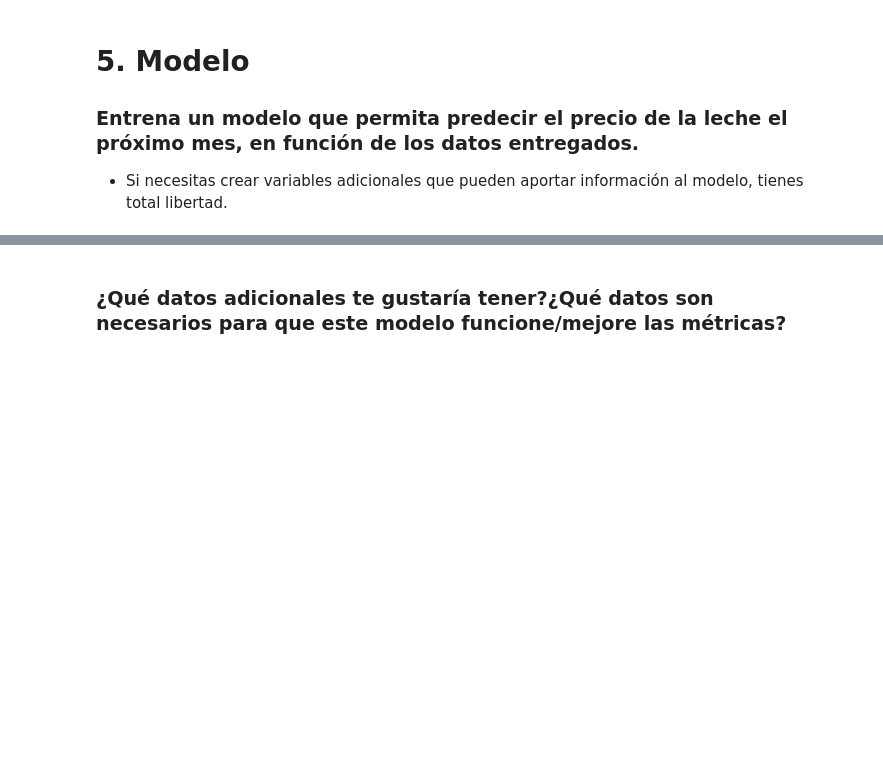
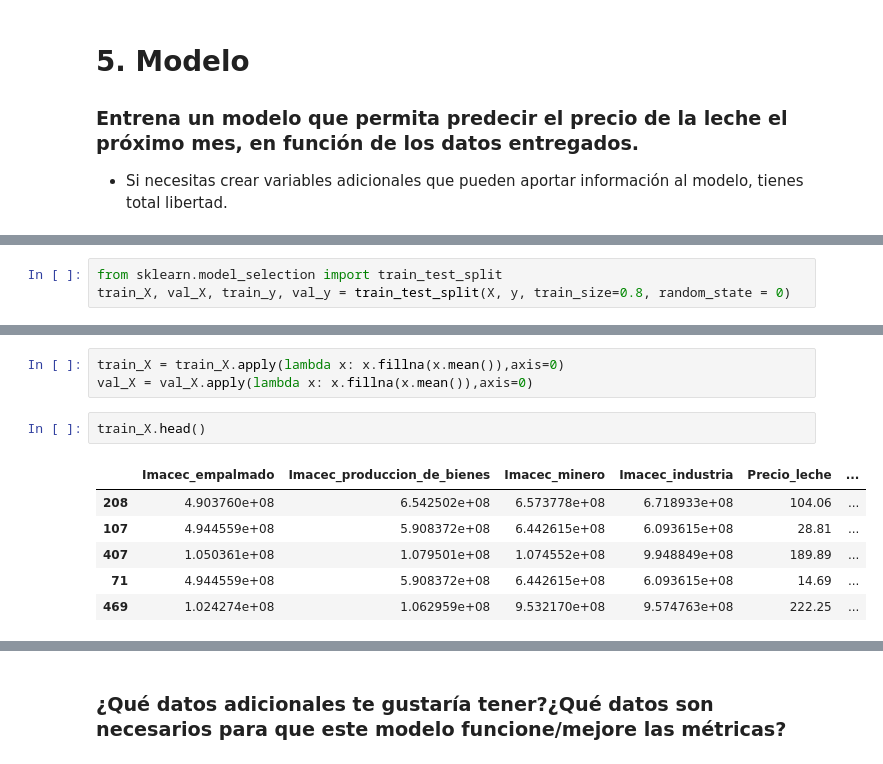
Before and after one commit to matiasmoreno/desafio_spike, a Jupyter notebook: desafio.ipynb, the cells around one changed output, grey strips where cells are left out. Cells and saved outputs as stored; diff of their text form; blank space fills up the shorter version.

```diff
--- a/desafio.ipynb
+++ b/desafio.ipynb
@@ -587,0 +691,3 @@ merge.head()
+# %%
+from sklearn.model_selection import train_test_split
+train_X, val_X, train_y, val_y = train_test_split(X, y, train_size=0.8, random_state = 0)
@@ -587,0 +696,12 @@ merge.head()
+# %%
+train_X = train_X.apply(lambda x: x.fillna(x.mean()),axis=0)
+val_X = val_X.apply(lambda x: x.fillna(x.mean()),axis=0)
+# %%
+train_X.head()
+# %% [output]
+|  | Imacec_empalmado | Imacec_produccion_de_bienes | Imacec_minero | Imacec_industria | Precio_leche | ... |
+| 208 | 4.903760e+08 | 6.542502e+08 | 6.573778e+08 | 6.718933e+08 | 104.06 | ... |
+| 107 | 4.944559e+08 | 5.908372e+08 | 6.442615e+08 | 6.093615e+08 | 28.81 | ... |
+| 407 | 1.050361e+08 | 1.079501e+08 | 1.074552e+08 | 9.948849e+08 | 189.89 | ... |
+| 71 | 4.944559e+08 | 5.908372e+08 | 6.442615e+08 | 6.093615e+08 | 14.69 | ... |
+| 469 | 1.024274e+08 | 1.062959e+08 | 9.532170e+08 | 9.574763e+08 | 222.25 | ... |
```
Also changed, not shown: parts of 18 cells of this notebook.
